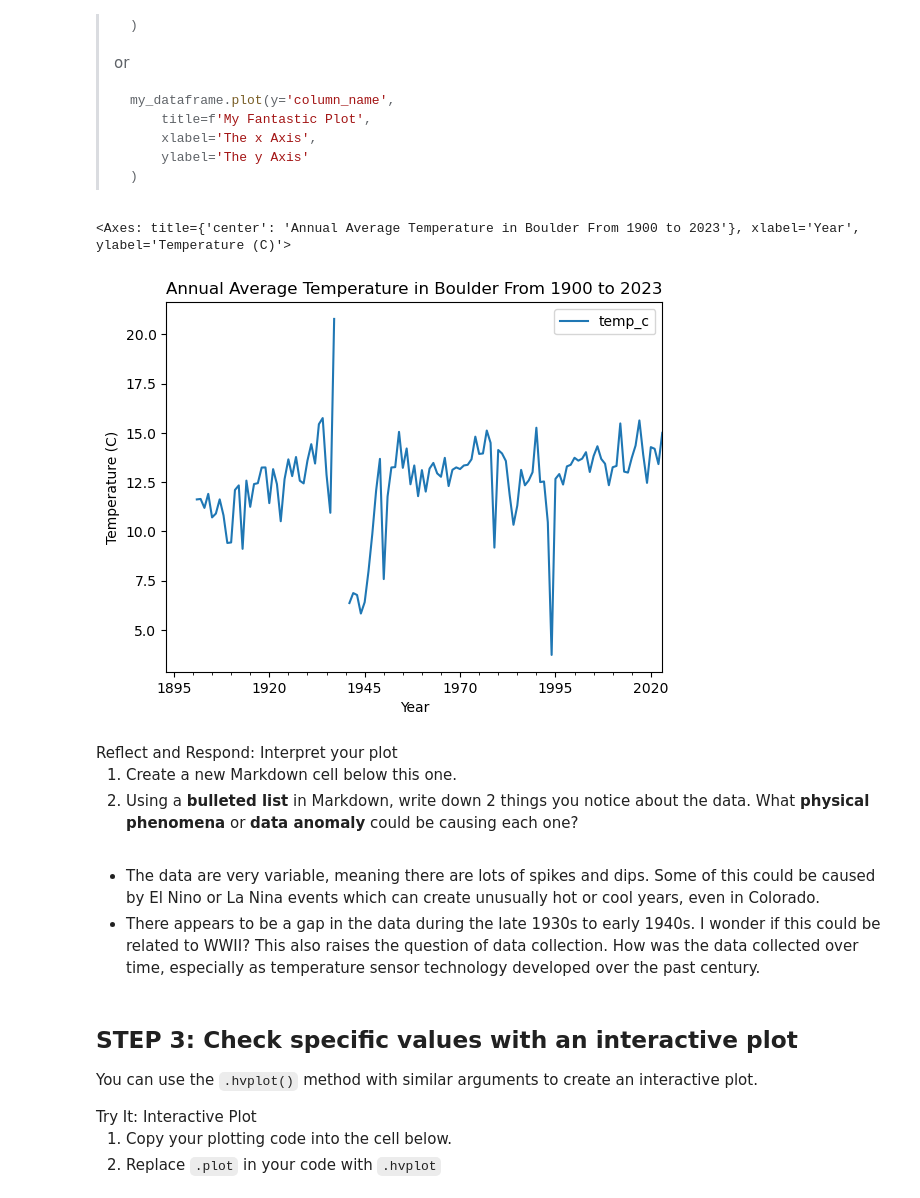
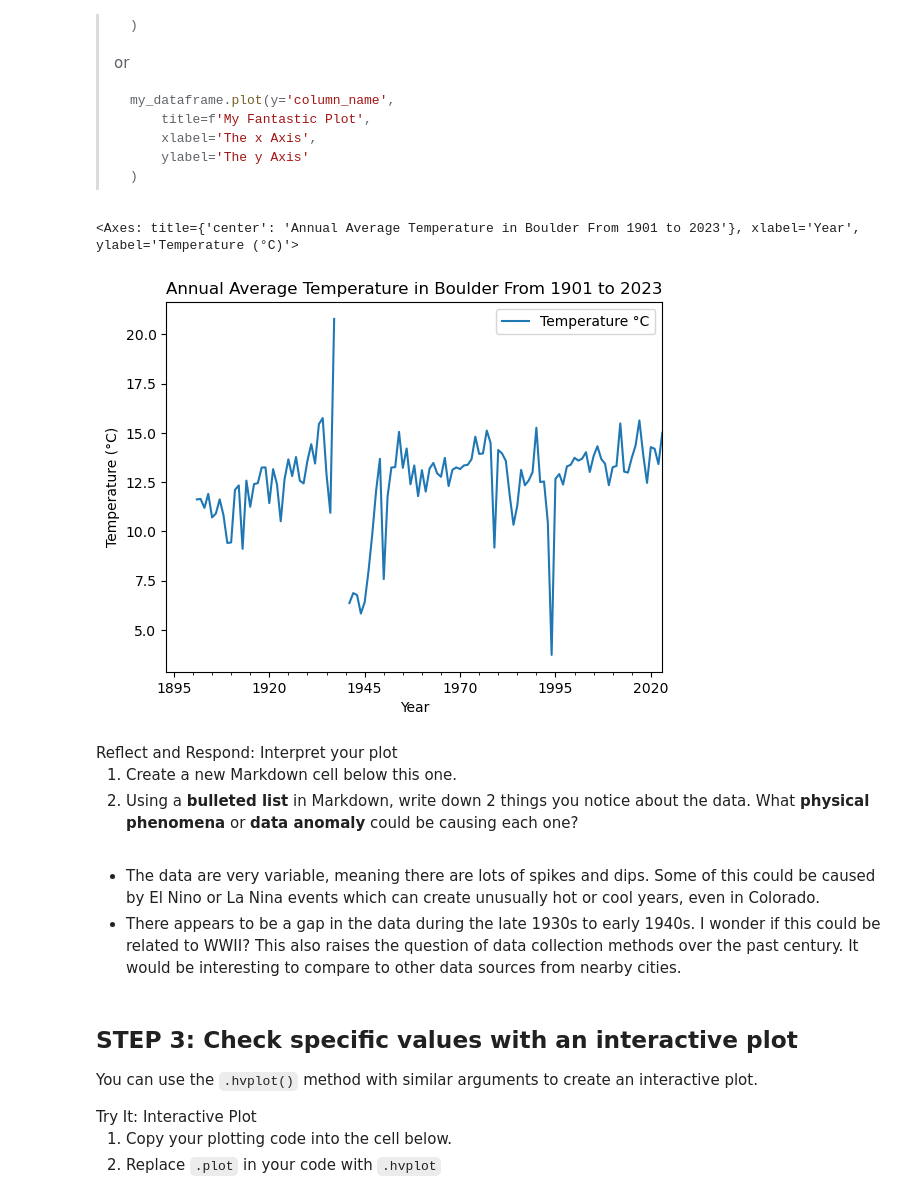
Before and after one commit to earthlab-education/02-climate-maxwarnock, a Jupyter notebook: 04_Climate_Coding_Challenge.ipynb, the cells around one changed output. Drawn from its saved outputs; the diff is of its cells as text; code cells hidden in the pictures.

```diff
--- a/04_Climate_Coding_Challenge.ipynb
+++ b/04_Climate_Coding_Challenge.ipynb
@@ -209,14 +211,15 @@ long. See some examples below for what to do and what not to do.</li>
 # %%
 # Plot the annual data
 ann_climate_df.plot(
     y='temp_c',
-    title='Annual Average Temperature in Boulder From 1900 to 2023',
+    title='Annual Average Temperature in Boulder From 1901 to 2023',
     xlabel='Year',
-    ylabel='Temperature (C)'
+    ylabel='Temperature (°C)',
+    label='Temperature °C'
 )
 # %% [output]
-<Axes: title={'center': 'Annual Average Temperature in Boulder From 1900 to 2023'}, xlabel='Year', ylabel='Temperature (C)'>
+<Axes: title={'center': 'Annual Average Temperature in Boulder From 1901 to 2023'}, xlabel='Year', ylabel='Temperature (°C)'>
-[figure, old version]
+[figure, new version]
 # %% [markdown]
 <link rel="stylesheet" type="text/css" href="./assets/styles.css"><div class="callout callout-style-default callout-titled callout-respond"><div class="callout-header"><div class="callout-icon-container"><i class="callout-icon"></i></div><div class="callout-title-container flex-fill">Reflect and Respond: Interpret your plot</div></div><div class="callout-body-container callout-body"><ol type="1">
 <li>Create a new Markdown cell below this one.</li>
@@ -227,7 +230,7 @@ each one?</li>
 </ol></div></div>
 # %% [markdown]
 - The data are very variable, meaning there are lots of spikes and dips. Some of this could be caused by El Nino or La Nina events which can create unusually hot or cool years, even in Colorado.
-- There appears to be a gap in the data during the late 1930s to early 1940s. I wonder if this could be related to WWII? This also raises the question of data collection. How was the data collected over time, especially as temperature sensor technology developed over the past century.
+- There appears to be a gap in the data during the late 1930s to early 1940s. I wonder if this could be related to WWII? This also raises the question of data collection methods over the past century. It would be interesting to compare to other data sources from nearby cities.
 # %% [markdown]
 ## STEP 3: Check specific values with an interactive plot
 
```
Also changed, not shown: parts of 2 cells of this notebook, 3 other files.
